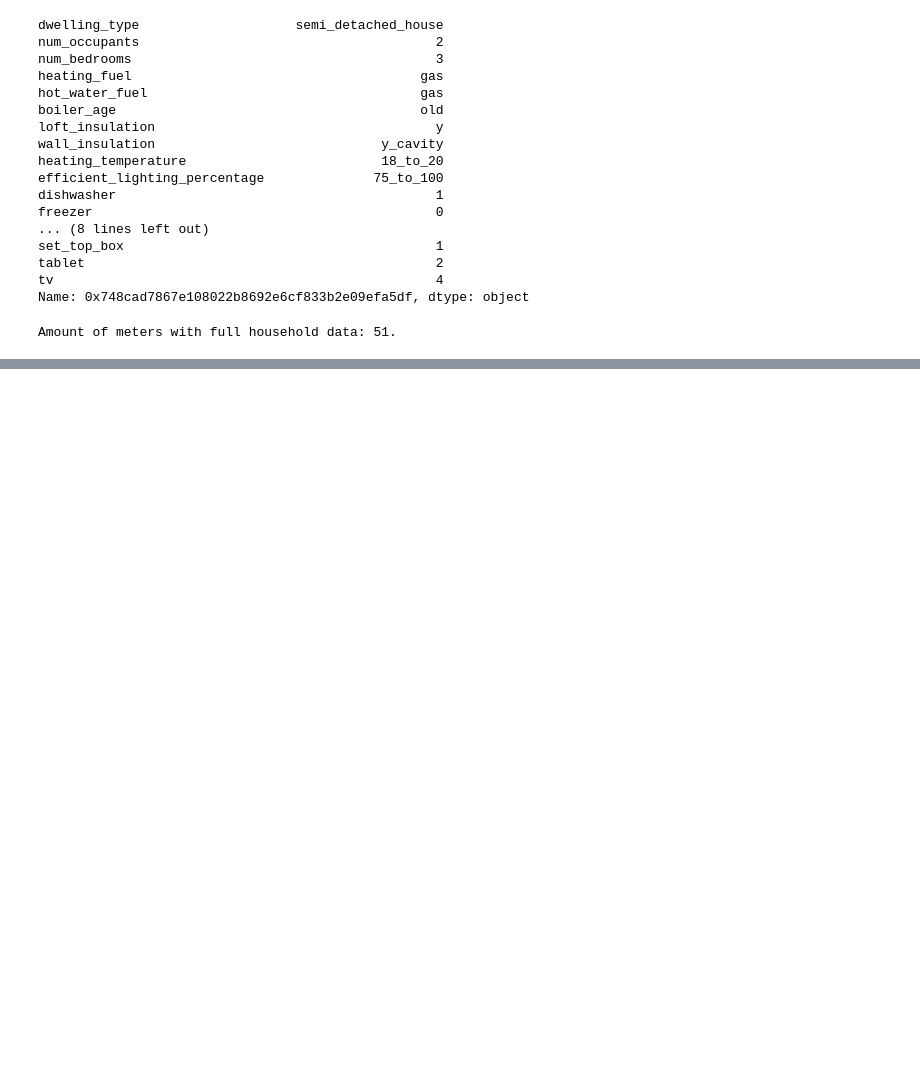
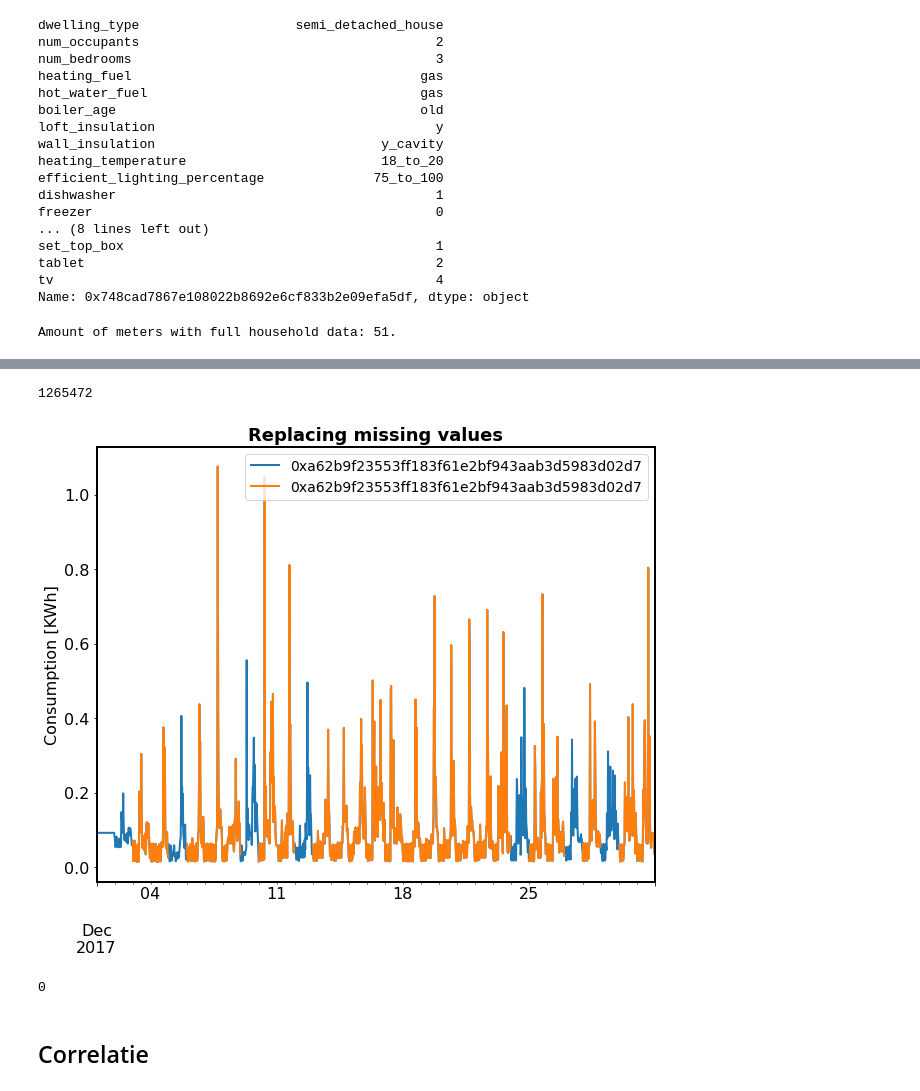
Before and after one commit to StijnStaring/TS_code, a Jupyter notebook: Basic_Data_Analysis/Amount_of_attributes.ipynb, the cells around one changed output, grey strips where cells are left out. Cells and saved outputs as stored; diff of their text form; code cells hidden in the pictures; blank space fills up the shorter version.

```diff
--- a/Basic_Data_Analysis/Amount_of_attributes.ipynb
+++ b/Basic_Data_Analysis/Amount_of_attributes.ipynb
@@ -112,0 +143,5 @@ Amount of meters with full household data: 51.
+# %%
+originalData = pd.read_csv("D:\Onedrive\Leuven\Final project\data\consumption.csv",index_col = "meter_id")
+# %%
+originalData_T = originalData.transpose()
+originalData_T.index = pd.to_datetime(originalData_T.index)
@@ -112,0 +196,7 @@ Amount of meters with full household data: 51.
+# %%
+originalDecember = originalData_T[originalData_T.index.month_name() == "December"]
+# %%
+originalDecember_NM = originalDecember.copy(deep=True)
+originalDecember_NM.isnull().sum(axis=0).sum()
+# %% [output]
+1265472
@@ -112,0 +206,13 @@ Amount of meters with full household data: 51.
+# %%
+axis = figure_layout(figsize=(10,8),titel="Replacing missing values",xlabel="",ylabel="Consumption [KWh]",fontsize_titel=18,fontsize_axis=16,fontsize_legend=14,fontsize_ticks=16)
+originalDecember_NM.iloc[:,0].plot(ax=axis,legend= "Replaced values")
+originalDecember.iloc[:,0].plot(ax=axis,legend= "Missing values")
+plt.show()
+# %% [output]
+[figure, added]
+# %%
+originalDecember_NM.isnull().sum(axis=0).sum()
+# %% [output]
+0
+# %% [markdown]
+## Correlatie
```
Also changed, not shown: parts of 22 cells of this notebook, 1 other file.
